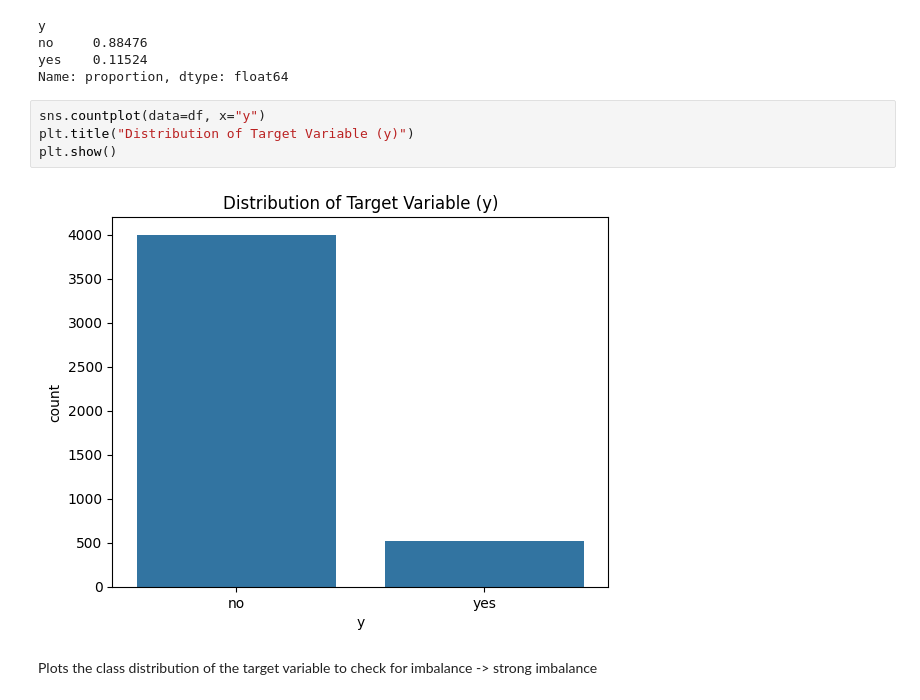
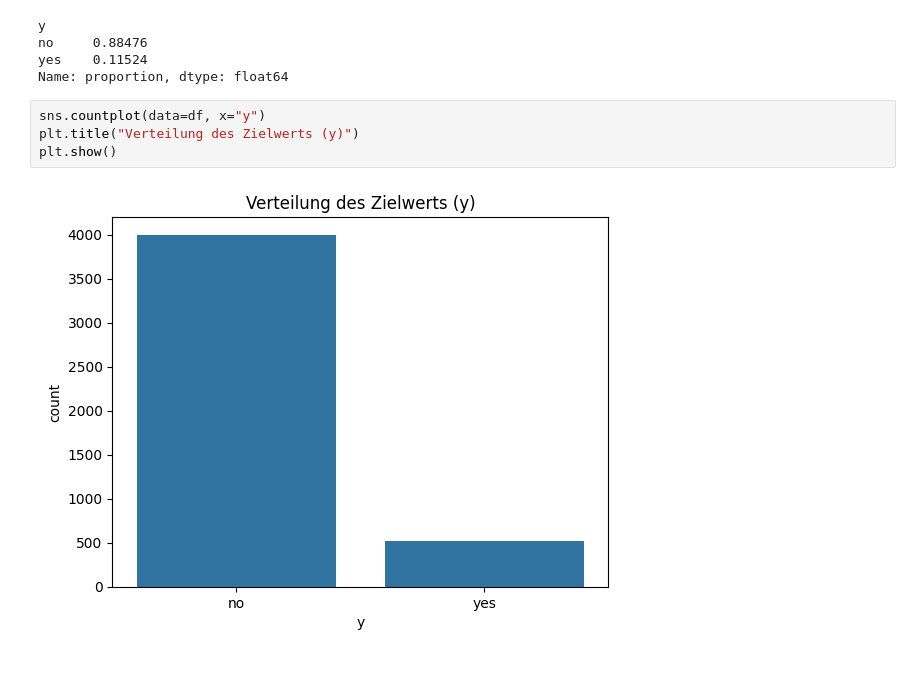
Before and after one commit to liviacy/bank-marketing-assignment, a Jupyter notebook: bank_marketing_eda.ipynb, the cells around one changed output. Saved outputs shown, nothing was run; the diff lists cells and outputs as text; blank space fills up the shorter version.

```diff
--- a/bank_marketing_eda.ipynb
+++ b/bank_marketing_eda.ipynb
@@ -70,9 +103,7 @@ yes    0.11524
 Name: proportion, dtype: float64
 # %%
 sns.countplot(data=df, x="y")
-plt.title("Distribution of Target Variable (y)")
+plt.title("Verteilung des Zielwerts (y)")
 plt.show()
 # %% [output]
-[figure, old version]
+[figure, new version]
-# %% [markdown]
-Plots the class distribution of the target variable to check for imbalance -> strong imbalance
```
Also changed, not shown: parts of 82 cells of this notebook.
